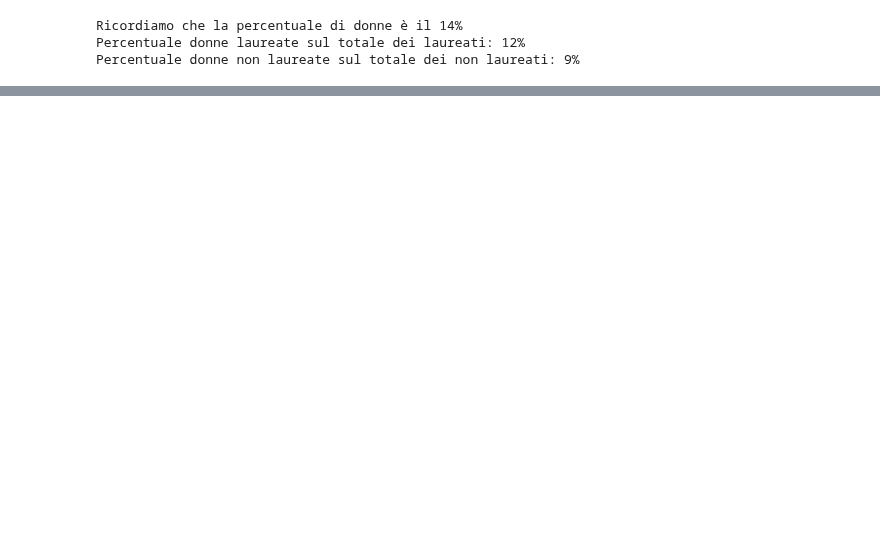
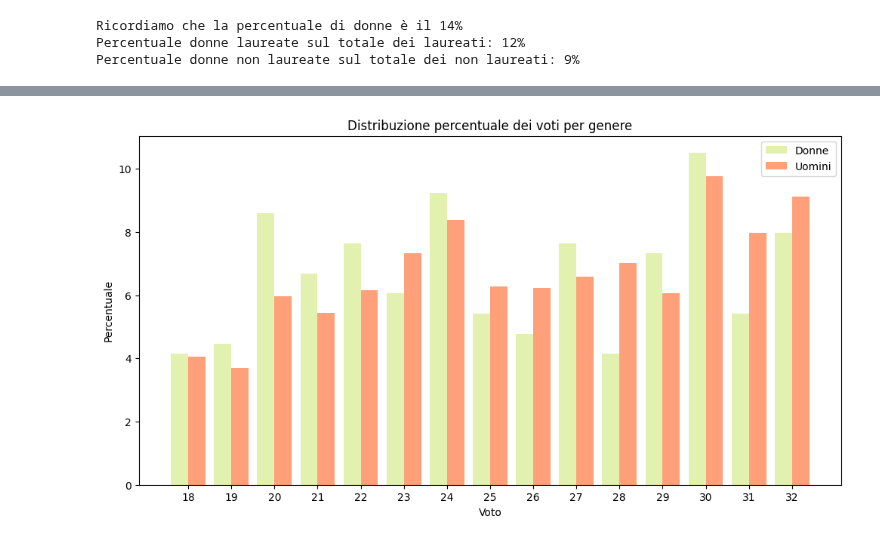
Before and after one commit to lallabelloni/Analisi-differenza-genere-Data-Science, a Jupyter notebook: progetto1.ipynb, the cells around one changed output, grey strips where cells are left out. Cells and saved outputs as stored; diff of their text form; code cells hidden in the pictures; blank space fills up the shorter version.

Commit message:
periodo pandemia

```diff
--- a/progetto1.ipynb
+++ b/progetto1.ipynb
@@ -218,0 +225,33 @@ Percentuale donne non laureate sul totale dei non laureati: 9%
+# %%
+# periodo pandemia : marzo 2020 - marzo 2021
+
+data_inizio = '2020-03-11' #anno-mese-giorno
+data_fine = '2021-03-11'
+periodo_pandemia = pt[pt['DATA_ESAME'].between(data_inizio, data_fine)]
+# %%
+totale_voti_donne = len(periodo_pandemia[periodo_pandemia['GENERE'] == 'F'])
+totale_voti_uomini = len(periodo_pandemia[periodo_pandemia['GENERE'] == 'M'])
+voti_donne = periodo_pandemia[periodo_pandemia['GENERE'] == 'F']['VOTO'].value_counts().sort_index()
+voti_uomini = periodo_pandemia[periodo_pandemia['GENERE'] == 'M']['VOTO'].value_counts().sort_index()
+voti = sorted(set(voti_donne.index).union(set(voti_uomini.index)))
+voti_donne = voti_donne.reindex(voti, fill_value=0)
+voti_uomini = voti_uomini.reindex(voti, fill_value=0)
+percentuale_voti_donne = (voti_donne / totale_voti_donne) * 100
+percentuale_voti_uomini = (voti_uomini / totale_voti_uomini) * 100
+
+bar_width = 0.4
+r1 = np.arange(len(voti))
+r2 = [x + bar_width for x in r1]
+
+plt.figure(figsize=(12, 6))
+plt.bar(r1, percentuale_voti_donne, width=bar_width, label='Donne', color='#E2F1AF')
+plt.bar(r2, percentuale_voti_uomini, width=bar_width, label='Uomini', color='#FFA07A')
+plt.xlabel('Voto')
+plt.ylabel('Percentuale')
+plt.title('Distribuzione percentuale dei voti per genere')
+plt.legend()
+plt.xticks([r + bar_width/2 for r in range(len(voti))], voti)
+
+plt.show()
+# %% [output]
+[figure, added]
```
Also changed, not shown: parts of 3 cells of this notebook.
